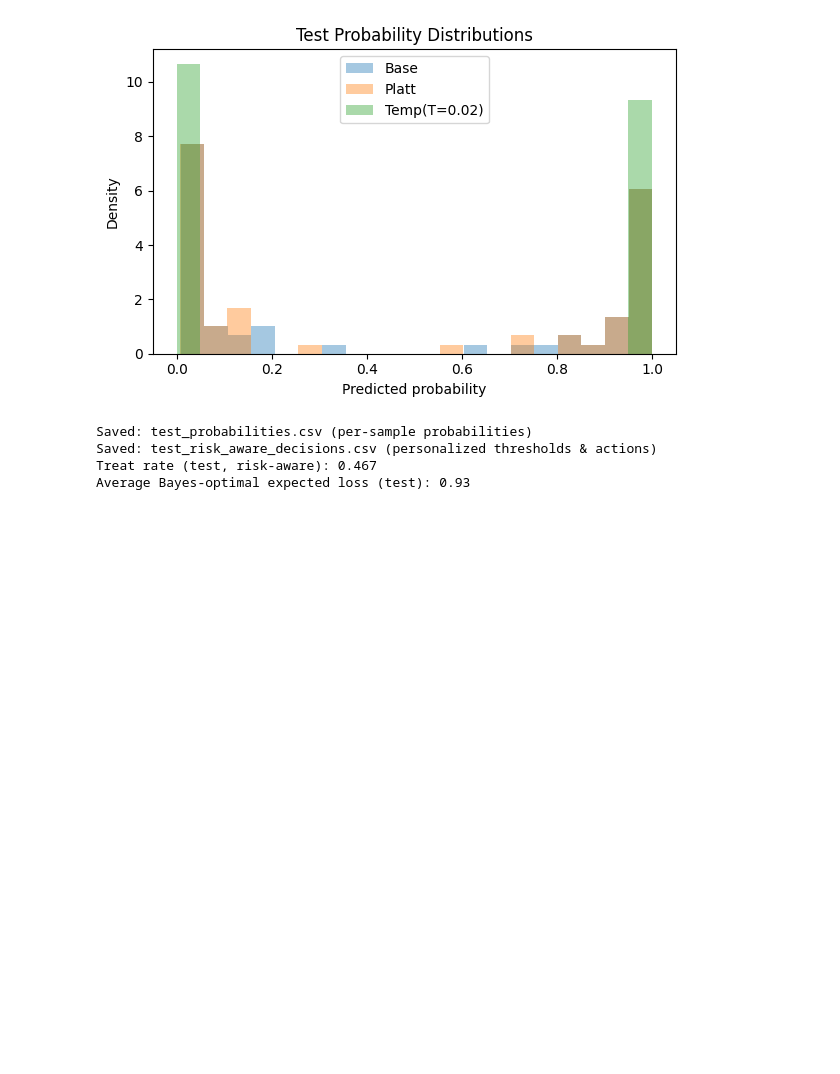
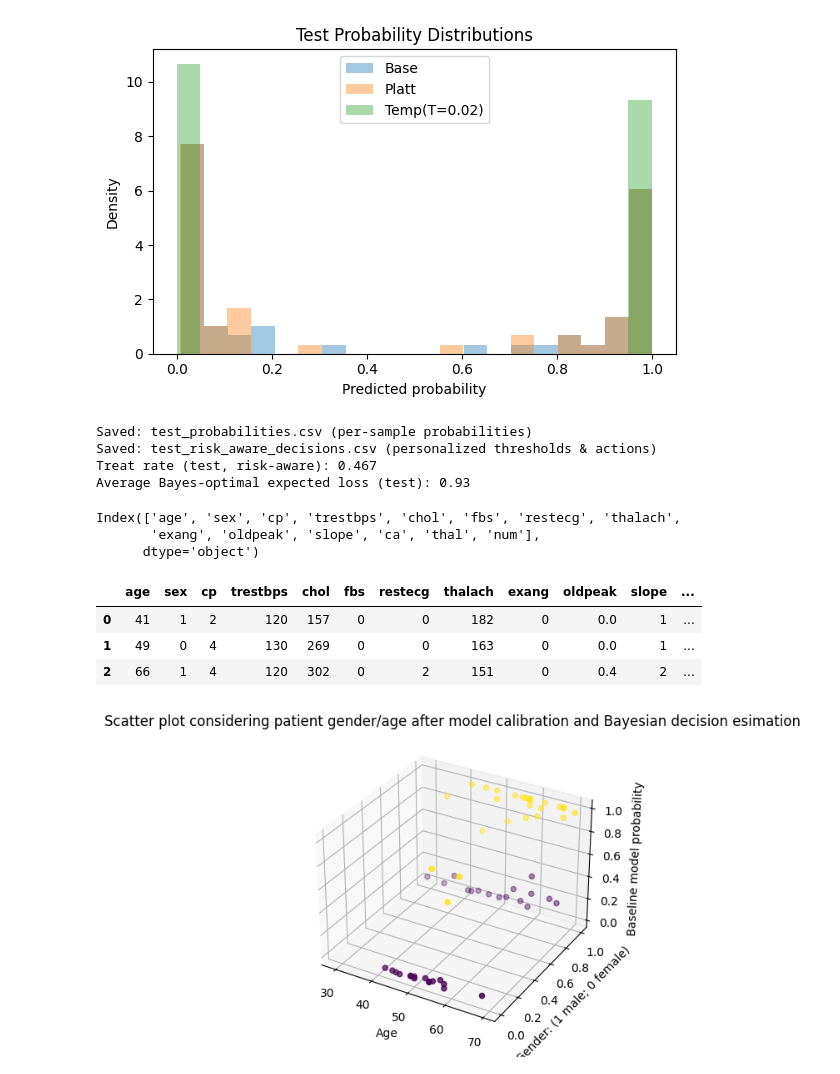
Before and after one commit to chingchenghsu/medical_ai_safety, a Jupyter notebook: medical_uci_data.ipynb, the cells around one changed output. Saved outputs shown, nothing was run; the diff lists cells and outputs as text; code cells hidden in the pictures; blank space fills up the shorter version.

```diff
--- a/medical_uci_data.ipynb
+++ b/medical_uci_data.ipynb
@@ -396,0 +391,38 @@ Average Bayes-optimal expected loss (test): 0.93
+# %%
+X_test.columns
+# %% [output]
+Index(['age', 'sex', 'cp', 'trestbps', 'chol', 'fbs', 'restecg', 'thalach',
+       'exang', 'oldpeak', 'slope', 'ca', 'thal', 'num'],
+      dtype='object')
+# %%
+# based on the treatment decision, we can plot the decision against the model outputs
+df_final = pd.read_csv("test_risk_aware_decisions.csv")
+# %%
+df_final.head(3)
+# %% [output]
+|  | age | sex | cp | trestbps | chol | fbs | restecg | thalach | exang | oldpeak | slope | ... |
+| 0 | 41 | 1 | 2 | 120 | 157 | 0 | 0 | 182 | 0 | 0.0 | 1 | ... |
+| 1 | 49 | 0 | 4 | 130 | 269 | 0 | 0 | 163 | 0 | 0.0 | 1 | ... |
+| 2 | 66 | 1 | 4 | 120 | 302 | 0 | 2 | 151 | 0 | 0.4 | 2 | ... |
+# %%
+import itertools
+#import itertools
+#colors = itertools.cycle(["r", "b", "g", "y"])
+
+x = df_final["age"]
+y = df_final["sex"]
+# note again: set=1 male; sex=0 female
+#X, Y = np.meshgrid(x, y)
+z = df_final["p_base"]
+zz = df_final["action_treat"]
+fig = plt.figure()
+ax = plt.axes(projection='3d')
+
+ax.scatter(x, y, z, c=zz, marker = 'o', cmap = "viridis")
+ax.set_xlabel("Age")
+ax.set_ylabel("Gender: (1 male; 0 female)")
+ax.set_zlabel("Baseline model probability")
+ax.set_title('Scatter plot considering patient gender/age after model calibration and Bayesian decision esimation')
+plt.show()
+# %% [output]
+[figure, added]
```
Also changed, not shown: parts of 12 cells of this notebook, 1 other file.
